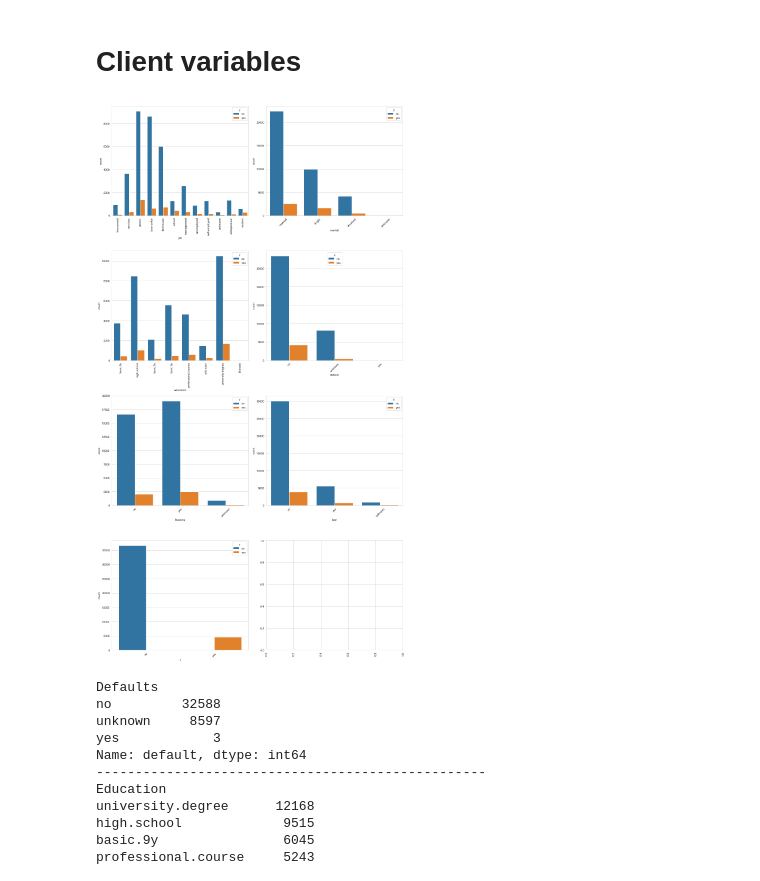
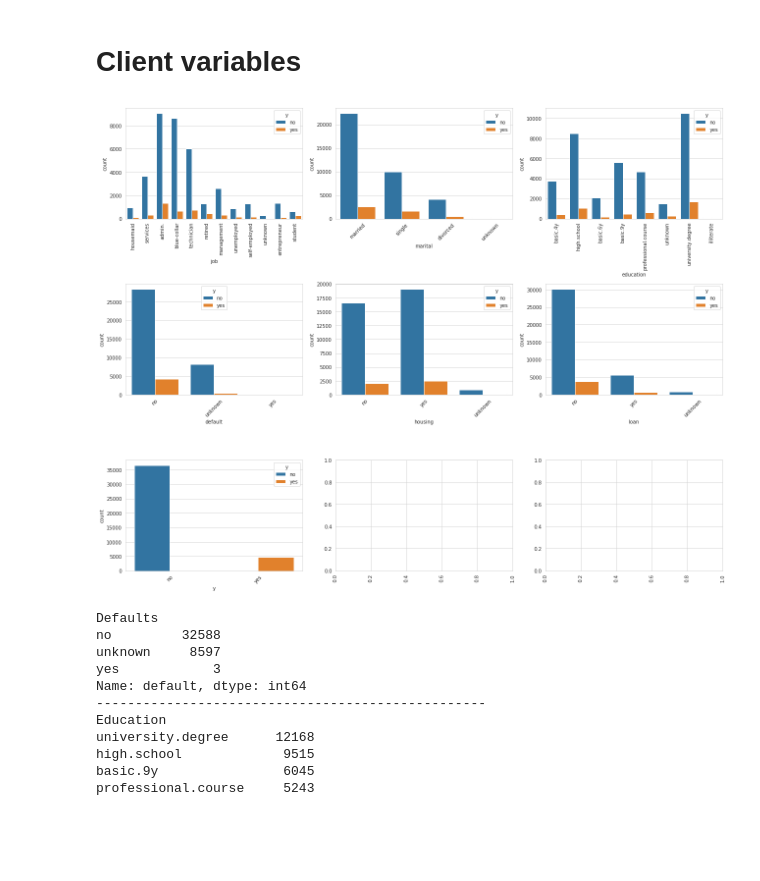
Before and after one commit to manhnguyen48/bank-marketing, a Jupyter notebook: bank_marketing.ipynb, the cells around one changed output. Cells and saved outputs as stored; diff of their text form; code cells hidden in the pictures; blank space fills up the shorter version.

```diff
--- a/bank_marketing.ipynb
+++ b/bank_marketing.ipynb
@@ -92,8 +97,8 @@ warnings.filterwarnings('ignore')
 # %%
-# import zipfile
+import zipfile
 
-# zf = zipfile.ZipFile('bank-additional.zip')
-df = pd.read_csv('bank-additional-full.csv',
+zf = zipfile.ZipFile('bank-additional.zip')
+df = pd.read_csv(zf.open('bank-additional/bank-additional-full.csv'),
                 sep=';')
 # %% [markdown]
 # First look at data
@@ -126,32 +130,32 @@ df.head()
 # Client variables
 # %%
 def cat_summary(df, cat_col,target, fw):
-  sns.set_style('whitegrid')
+    sns.set_style('whitegrid')
 
-  fh = np.ceil(fw/2*(len(cat_col)/2))
+    fh = np.ceil(fw/3*(len(cat_col)/3))
 
 
-  fig,axes = plt.subplots(int(np.ceil(len(cat_col)/2)),2,figsize=(fw,fh))
-  for idx,col in enumerate(cat_col):
-      sns.countplot(data=df,x=col,hue=target,ax=fig.axes[idx])
+    fig,axes = plt.subplots(int(np.ceil(len(cat_col)/3)),3,figsize=(fw,fh))
+    for idx,col in enumerate(cat_col):
+        sns.countplot(data=df,x=col,hue=target,ax=fig.axes[idx])
 
-  for ax in fig.axes:
-    ax.xaxis.set_visible(True)
-    ax.yaxis.set_visible(True)
+    for ax in fig.axes:
+        ax.xaxis.set_visible(True)
+        ax.yaxis.set_visible(True)
 
-    if len(ax.get_xticklabels())>5:
-      for tick in ax.get_xticklabels():
-          tick.set_rotation(90)
-    else:
-      for tick in ax.get_xticklabels():
-          tick.set_rotation(45)
-  plt.tight_layout()
-  plt.show()
+        if len(ax.get_xticklabels())>5:
+            for tick in ax.get_xticklabels():
+                tick.set_rotation(90)
+        else:
+            for tick in ax.get_xticklabels():
+                tick.set_rotation(45)
+    plt.tight_layout()
+    plt.show()
 
 cat_col = [col for col in clients.columns if clients[col].dtype.name =='object']
-cat_summary(clients, cat_col, 'y',15)
+cat_summary(clients, cat_col, 'y',18)
 # %% [output]
-[figure, old version]
+[figure, new version]
 # %%
 print('Defaults')
 print(clients.default.value_counts())
```
Also changed, not shown: parts of 31 cells of this notebook.
